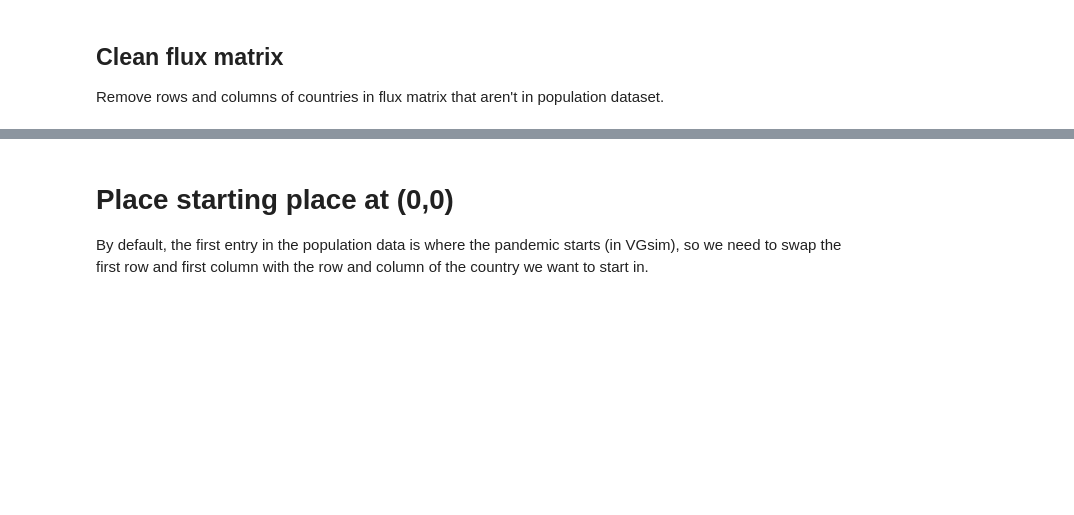
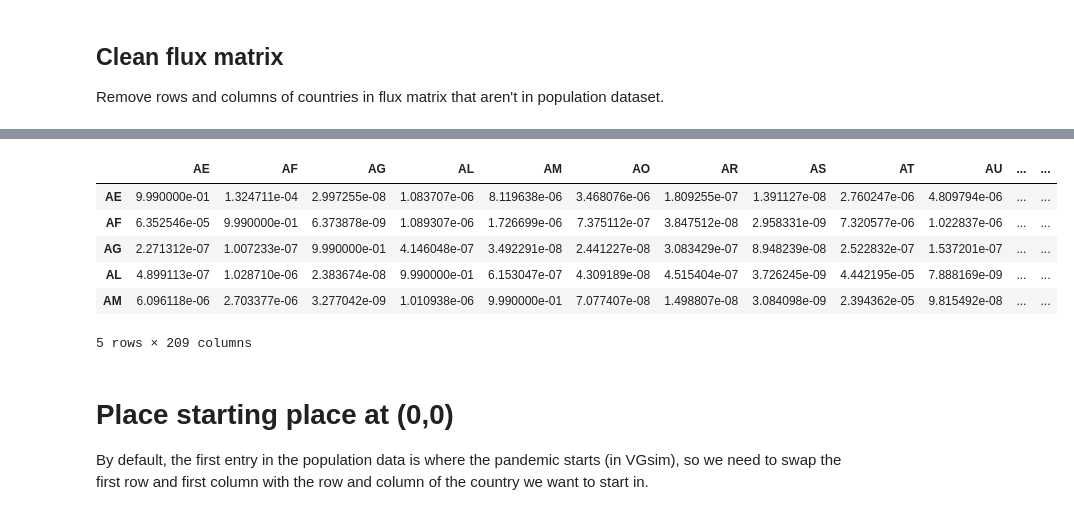
Before and after one commit to joel-winterton/SuperSimPy, a Jupyter notebook: population_data/migration_matrix.ipynb, the cells around one changed output, grey strips where cells are left out. Cells and saved outputs as stored; diff of their text form; code cells hidden in the pictures; blank space fills up the shorter version.

```diff
--- a/population_data/migration_matrix.ipynb
+++ b/population_data/migration_matrix.ipynb
@@ -61,5 +79,16 @@ np.fill_diagonal(flux_matrix.values, in_country_probability)
 # %%
-row_normalised = flux_matrix.div(flux_matrix.sum(axis=0), axis=1)
+normalised_matrix = np.matmul(flux_matrix.to_numpy(),normalising_matrix)
+np.fill_diagonal(normalised_matrix, in_country_probability)
+probability_matrix = pd.DataFrame(normalised_matrix, index=flux_matrix.columns, columns=flux_matrix.columns)
+probability_matrix.head()
+# %% [output]
+|  | AE | AF | AG | AL | AM | AO | AR | AS | AT | AU | ... | ... |
+| AE | 9.990000e-01 | 1.324711e-04 | 2.997255e-08 | 1.083707e-06 | 8.119638e-06 | 3.468076e-06 | 1.809255e-07 | 1.391127e-08 | 2.760247e-06 | 4.809794e-06 | ... | ... |
+| AF | 6.352546e-05 | 9.990000e-01 | 6.373878e-09 | 1.089307e-06 | 1.726699e-06 | 7.375112e-07 | 3.847512e-08 | 2.958331e-09 | 7.320577e-06 | 1.022837e-06 | ... | ... |
+| AG | 2.271312e-07 | 1.007233e-07 | 9.990000e-01 | 4.146048e-07 | 3.492291e-08 | 2.441227e-08 | 3.083429e-07 | 8.948239e-08 | 2.522832e-07 | 1.537201e-07 | ... | ... |
+| AL | 4.899113e-07 | 1.028710e-06 | 2.383674e-08 | 9.990000e-01 | 6.153047e-07 | 4.309189e-08 | 4.515404e-07 | 3.726245e-09 | 4.442195e-05 | 7.888169e-09 | ... | ... |
+| AM | 6.096118e-06 | 2.703377e-06 | 3.277042e-09 | 1.010938e-06 | 9.990000e-01 | 7.077407e-08 | 1.498807e-08 | 3.084098e-09 | 2.394362e-05 | 9.815492e-08 | ... | ... |
+5 rows × 209 columns
 # %% [markdown]
 # Place starting place at (0,0)
 By default, the first entry in the population data is where the pandemic starts (in VGsim), so we need to swap the first row and first column with the row and column of the country we want to start in.
```
Also changed, not shown: parts of 6 cells of this notebook, 1 other file.
